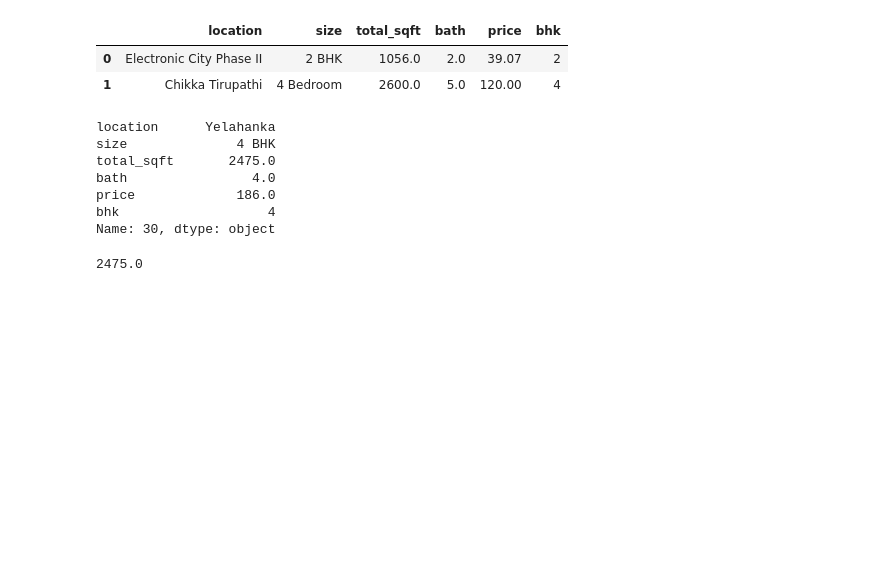
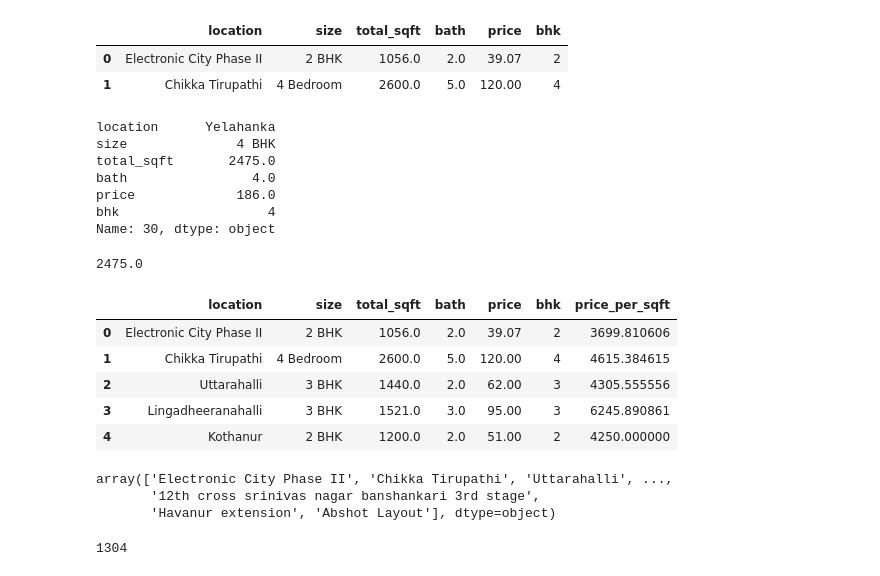
Before and after one commit to natividad2019/real-estate-price-prediction, a Jupyter notebook: Predictions.ipynb, the cells around one changed output. Saved outputs shown, nothing was run; the diff lists cells and outputs as text; code cells hidden in the pictures; blank space fills up the shorter version.

```diff
--- a/Predictions.ipynb
+++ b/Predictions.ipynb
@@ -357,3 +357,47 @@ Name: 30, dtype: object
 (2100+2850)/2
 # %% [output]
 2475.0
+# %%
+# -------------------- Feature Engineering: Creating a New Column --------------------
+
+# Step 1: Make a new copy of the cleaned DataFrame
+# 📌 Why? So we keep the original df4 safe and untouched.
+# If something goes wrong later, we can still go back to df4 and fix it.
+df5 = df4.copy()
+
+# Step 2: Create a new column called 'price_per_sqft'
+# 👉 'price' column is in Lakhs (1 Lakh = 100,000 Rupees)
+# 👉 We multiply the price by 100000 to convert it into rupees
+# 👉 We divide that rupee price by total_sqft to get price per square foot
+# 🧠 This helps us know how much 1 sq. foot costs in each property
+# Example: A house costs 50 lakhs and is 1000 sqft
+#          price_per_sqft = (50 * 100000) / 1000 = ₹5000 per sq. ft.
+df5['price_per_sqft'] = df5['price'] * 100000 / df5['total_sqft']
+
+# Step 3: Show the first few rows of df5 to check the new column
+#Helps us confirm that our new column was added correctly
+df5.head()
+# %% [output]
+|  | location | size | total_sqft | bath | price | bhk | price_per_sqft |
+| 0 | Electronic City Phase II | 2 BHK | 1056.0 | 2.0 | 39.07 | 2 | 3699.810606 |
+| 1 | Chikka Tirupathi | 4 Bedroom | 2600.0 | 5.0 | 120.00 | 4 | 4615.384615 |
+| 2 | Uttarahalli | 3 BHK | 1440.0 | 2.0 | 62.00 | 3 | 4305.555556 |
+| 3 | Lingadheeranahalli | 3 BHK | 1521.0 | 3.0 | 95.00 | 3 | 6245.890861 |
+| 4 | Kothanur | 2 BHK | 1200.0 | 2.0 | 51.00 | 2 | 4250.000000 |
+# %%
+df5.location.unique() # it will give us how many unique locations we have
+# %% [output]
+array(['Electronic City Phase II', 'Chikka Tirupathi', 'Uttarahalli', ...,
+       '12th cross srinivas nagar banshankari 3rd stage',
+       'Havanur extension', 'Abshot Layout'], dtype=object)
+# %%
+# -------------------- Check Unique Locations --------------------
+
+# Step 1: Check how many unique location names we have in the dataset
+# 🧠 This helps us understand how many different areas or neighborhoods are present
+# df5['location'] gives us the column
+# .unique() returns all the unique location names (no duplicates)
+# len(...) counts how many unique names are there
+len(df5.location.unique())
+# %% [output]
+1304
```
Also changed, not shown: parts of 6 cells of this notebook.
